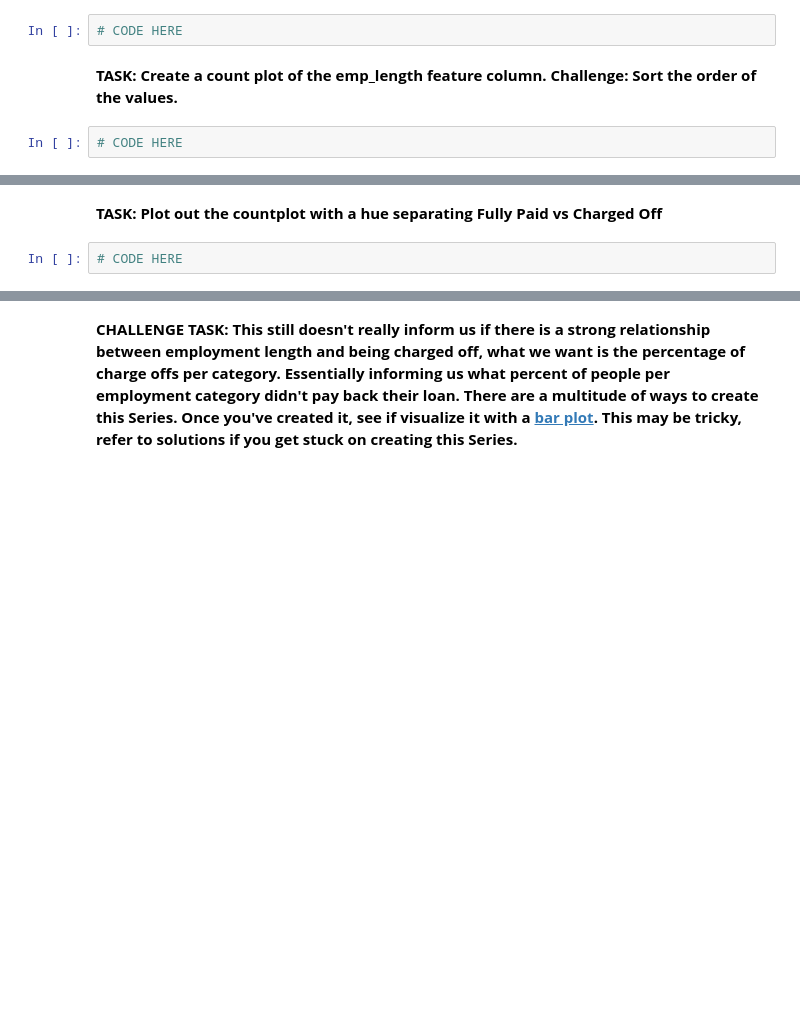
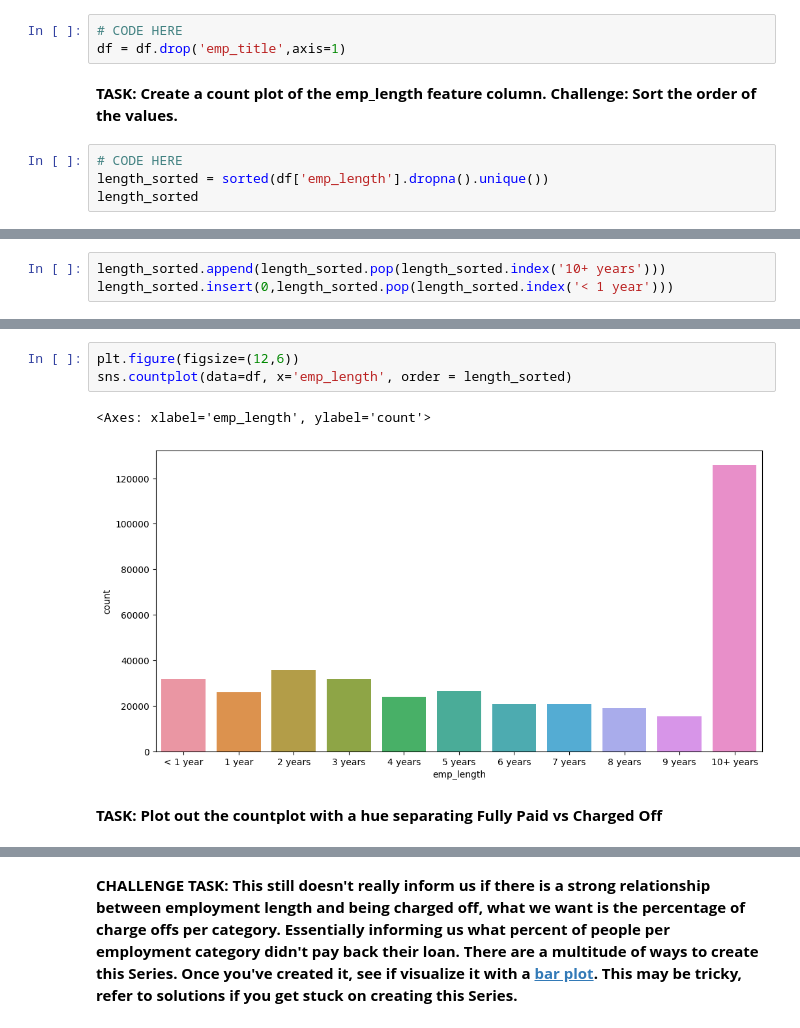
Before and after one commit to soheilsolhjoo/practices-courses, a Jupyter notebook: Keras-TensorFlow/03-Keras-Project-Exercise.ipynb, the cells around one changed output, grey strips where cells are left out. Saved outputs shown, nothing was run; the diff lists cells and outputs as text; blank space fills up the shorter version.

```diff
--- a/Keras-TensorFlow/03-Keras-Project-Exercise.ipynb
+++ b/Keras-TensorFlow/03-Keras-Project-Exercise.ipynb
@@ -520,7 +513,10 @@ Name: emp_title, Length: 173105, dtype: int64
 **TASK: Realistically there are too many unique job titles to try to convert this to a dummy variable feature. Let's remove that emp_title column.**
 # %%
 # CODE HERE
+df = df.drop('emp_title',axis=1)
 # %% [markdown]
 **TASK: Create a count plot of the emp_length feature column. Challenge: Sort the order of the values.**
 # %%
 # CODE HERE
+length_sorted = sorted(df['emp_length'].dropna().unique())
+length_sorted
@@ -543,0 +535,3 @@ Name: emp_title, Length: 173105, dtype: int64
+# %%
+length_sorted.append(length_sorted.pop(length_sorted.index('10+ years')))
+length_sorted.insert(0,length_sorted.pop(length_sorted.index('< 1 year')))
@@ -544,4 +552,8 @@ Name: emp_title, Length: 173105, dtype: int64
+# %%
+plt.figure(figsize=(12,6))
+sns.countplot(data=df, x='emp_length', order = length_sorted)
+# %% [output]
+<Axes: xlabel='emp_length', ylabel='count'>
+[figure, added]
 # %% [markdown]
 **TASK: Plot out the countplot with a hue separating Fully Paid vs Charged Off**
-# %%
-# CODE HERE
```
Also changed, not shown: parts of 127 cells of this notebook, 2 other files.
